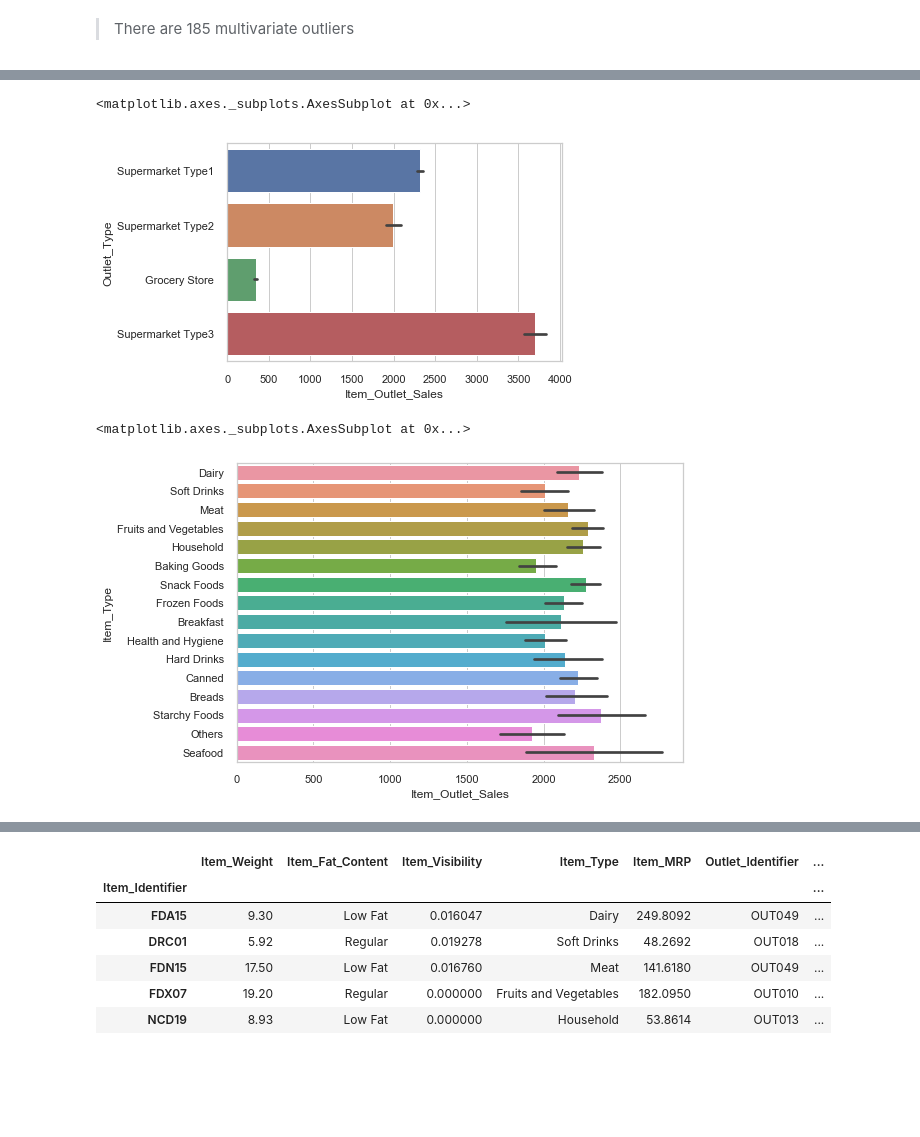
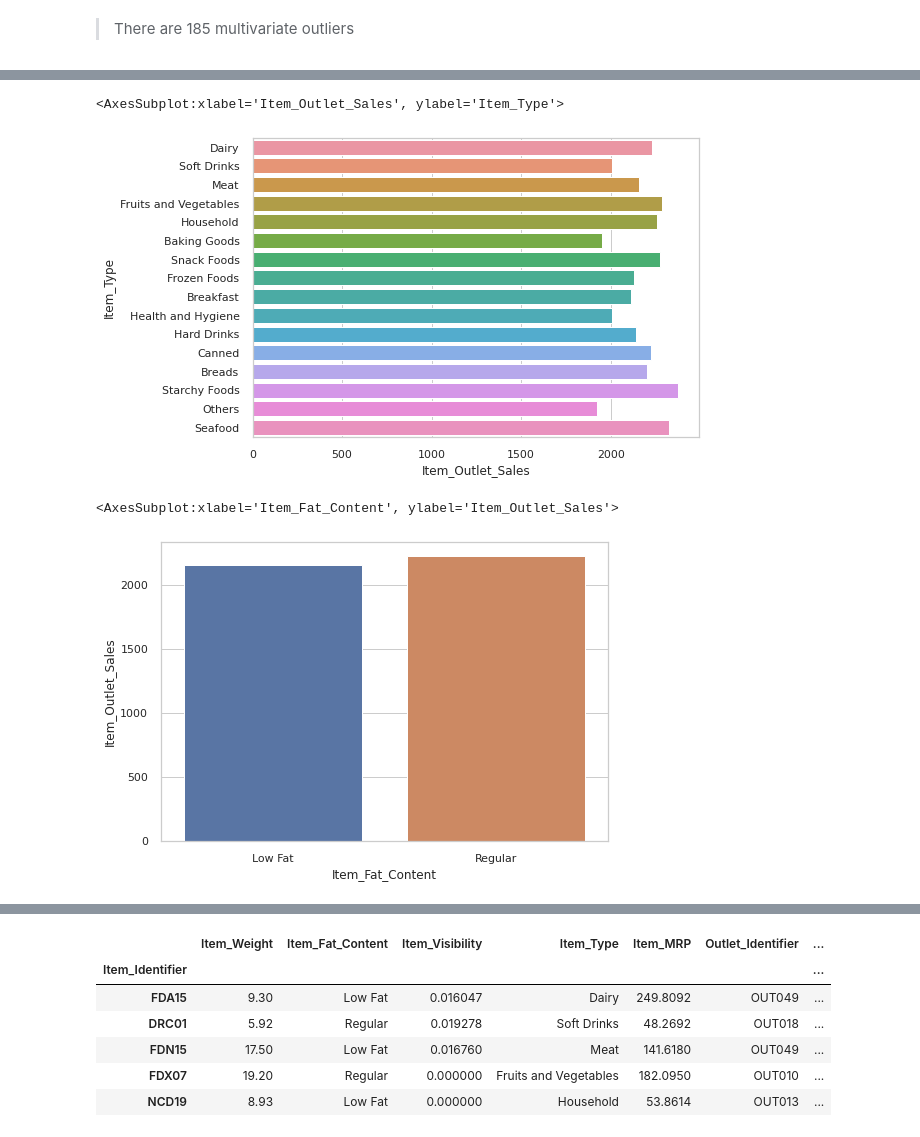
Before and after one commit to Rakhid16/dsc-utm-2020, a Jupyter notebook: Pertemuan 3 - Praproses 1/Preprocessing Data.ipynb, the cells around one changed output, grey strips where cells are left out. Saved outputs shown, nothing was run; the diff lists cells and outputs as text; code cells hidden in the pictures; blank space fills up the shorter version.

```diff
--- a/Pertemuan 3 - Praproses 1/Preprocessing Data.ipynb
+++ b/Pertemuan 3 - Praproses 1/Preprocessing Data.ipynb
@@ -301,10 +357,10 @@ sns.set(style="whitegrid")
 # %%
-sns.barplot(x="Item_Outlet_Sales",y="Outlet_Type",data=bms)
+sns.barplot(x="Item_Outlet_Sales",y="Item_Type",data=bms, ci=None)
 # %% [output]
-<matplotlib.axes._subplots.AxesSubplot at 0x...>
+<AxesSubplot:xlabel='Item_Outlet_Sales', ylabel='Item_Type'>
-[figure, old version]
+[figure, new version]
 # %%
-sns.barplot(x="Item_Outlet_Sales",y="Item_Type",data=bms)
+sns.barplot(y="Item_Outlet_Sales",x="Item_Fat_Content",data=bms, ci=None)
 # %% [output]
-<matplotlib.axes._subplots.AxesSubplot at 0x...>
+<AxesSubplot:xlabel='Item_Fat_Content', ylabel='Item_Outlet_Sales'>
-[figure, old version]
+[figure, new version]
```
Also changed, not shown: parts of 60 cells of this notebook.
